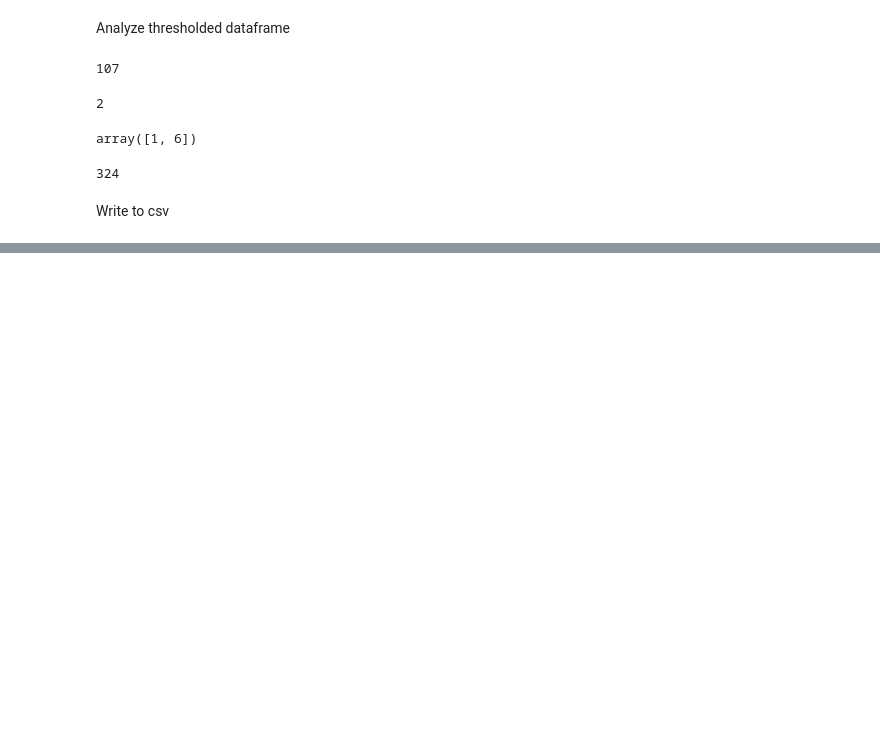
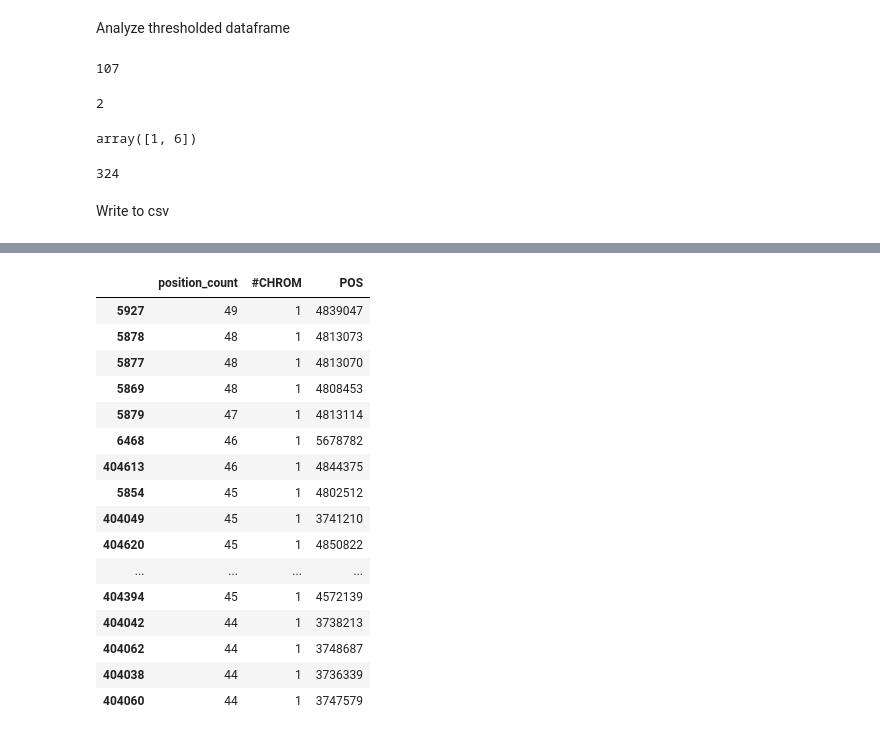
Before and after one commit to Jonas-B-Frank/BA_Junk, a Jupyter notebook: analysis/analyse_LOH_positions_intersect.ipynb, the cells around one changed output, grey strips where cells are left out. Cells and saved outputs as stored; diff of their text form; code cells hidden in the pictures; blank space fills up the shorter version.

```diff
--- a/analysis/analyse_LOH_positions_intersect.ipynb
+++ b/analysis/analyse_LOH_positions_intersect.ipynb
@@ -100,0 +129,20 @@ df_thresholded.to_csv(f"../LOH_pos_thresholded/LOH_positions_threshold_{threshol
+# %%
+df_position_count.sort_values('position_count', ascending=False).head(20)
+# %% [output]
+|  | position_count | #CHROM | POS |
+| 5927 | 49 | 1 | 4839047 |
+| 5878 | 48 | 1 | 4813073 |
+| 5877 | 48 | 1 | 4813070 |
+| 5869 | 48 | 1 | 4808453 |
+| 5879 | 47 | 1 | 4813114 |
+| 6468 | 46 | 1 | 5678782 |
+| 404613 | 46 | 1 | 4844375 |
+| 5854 | 45 | 1 | 4802512 |
+| 404049 | 45 | 1 | 3741210 |
+| 404620 | 45 | 1 | 4850822 |
+| ... | ... | ... | ... |
+| 404394 | 45 | 1 | 4572139 |
+| 404042 | 44 | 1 | 3738213 |
+| 404062 | 44 | 1 | 3748687 |
+| 404038 | 44 | 1 | 3736339 |
+| 404060 | 44 | 1 | 3747579 |
```
Also changed, not shown: parts of 7 cells of this notebook, 1 other file.
